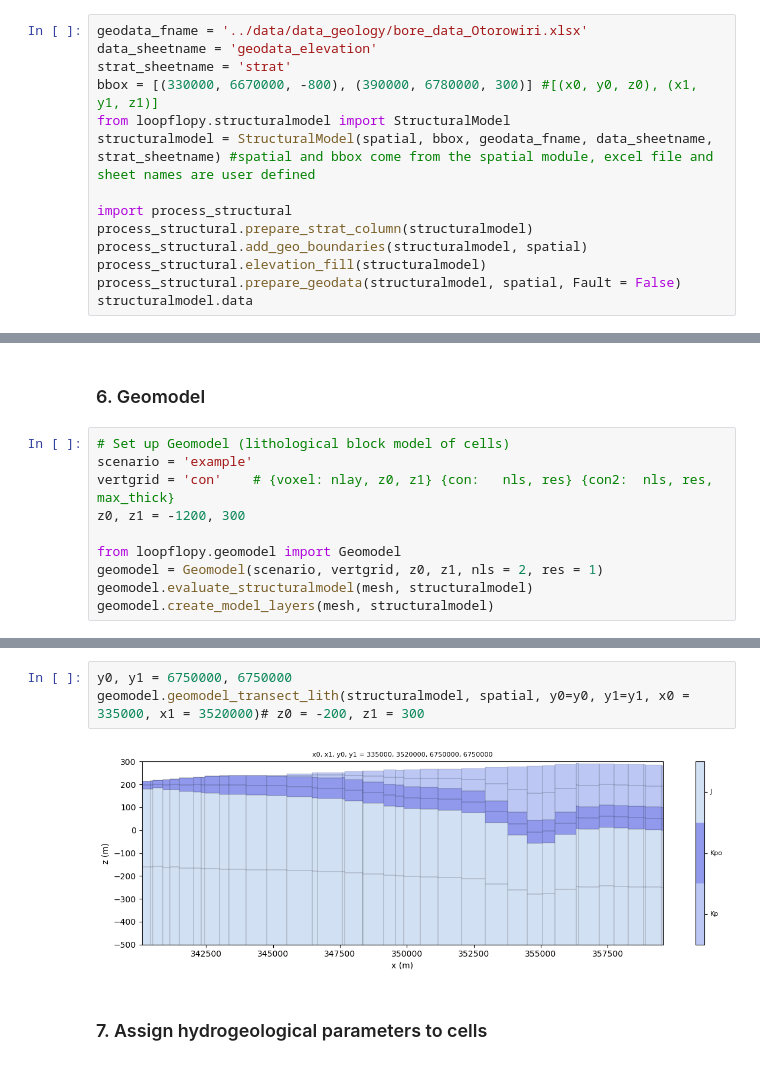
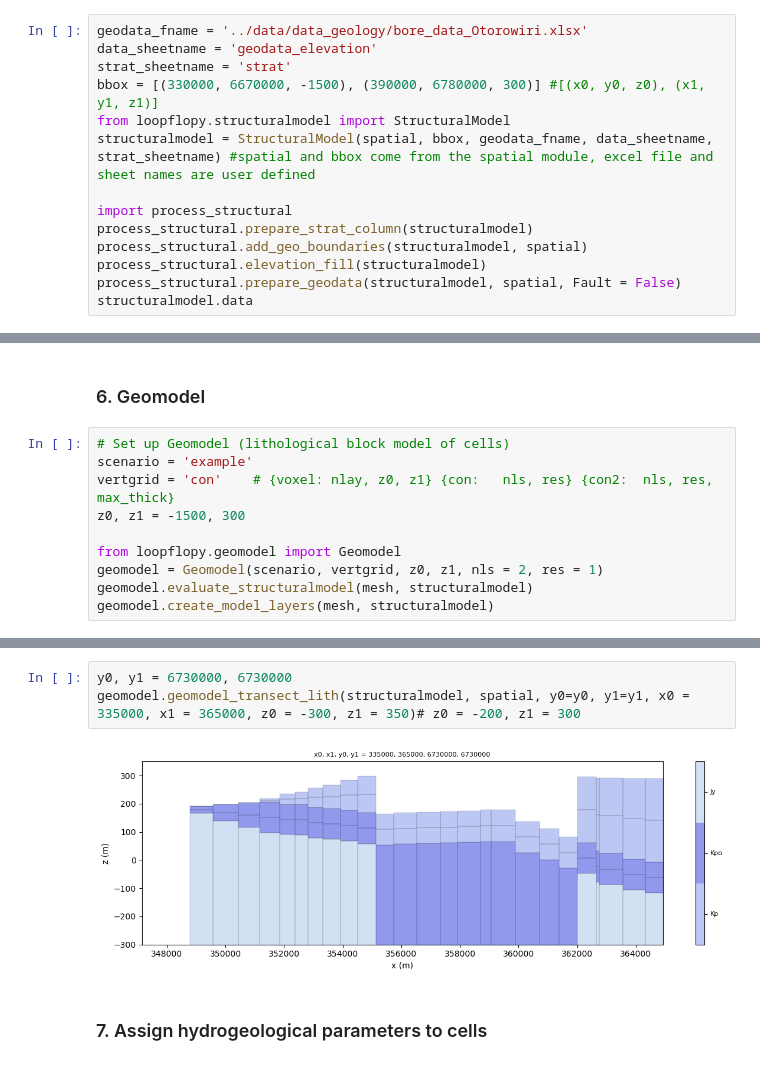
Before and after one commit to malvina-chmielarski/Otorowiri, a Jupyter notebook: scripts/Otorowiri_main.ipynb, the cells around one changed output, grey strips where cells are left out. Cells and saved outputs as stored; diff of their text form.

```diff
--- a/scripts/Otorowiri_main.ipynb
+++ b/scripts/Otorowiri_main.ipynb
@@ -180,7 +179,7 @@ flag = 1
 geodata_fname = '../data/data_geology/bore_data_Otorowiri.xlsx'
 data_sheetname = 'geodata_elevation'
 strat_sheetname = 'strat'
-bbox = [(330000, 6670000, -800), (390000, 6780000, 300)] #[(x0, y0, z0), (x1, y1, z1)]
+bbox = [(330000, 6670000, -1500), (390000, 6780000, 300)] #[(x0, y0, z0), (x1, y1, z1)]
 from loopflopy.structuralmodel import StructuralModel
 structuralmodel = StructuralModel(spatial, bbox, geodata_fname, data_sheetname, strat_sheetname) #spatial and bbox come from the spatial module, excel file and sheet names are user defined
 
@@ -269,7 +290,7 @@ structuralmodel.contour_bottom(spatial, unit = 'Kp', contour_interval = 30)
 # Set up Geomodel (lithological block model of cells)
 scenario = 'example'
 vertgrid = 'con'    # {voxel: nlay, z0, z1} {con:   nls, res} {con2:  nls, res, max_thick}
-z0, z1 = -1200, 300
+z0, z1 = -1500, 300
 
 from loopflopy.geomodel import Geomodel
 geomodel = Geomodel(scenario, vertgrid, z0, z1, nls = 2, res = 1)
@@ -315,9 +336,9 @@ AssertionError: 1 /= (5704,)
 [figure]
 # %%
-y0, y1 = 6750000, 6750000
-geomodel.geomodel_transect_lith(structuralmodel, spatial, y0=y0, y1=y1, x0 = 335000, x1 = 3520000)# z0 = -200, z1 = 300
+y0, y1 = 6730000, 6730000
+geomodel.geomodel_transect_lith(structuralmodel, spatial, y0=y0, y1=y1, x0 = 335000, x1 = 365000, z0 = -300, z1 = 350)# z0 = -200, z1 = 300
 # %% [output]
-[figure, old version]
+[figure, new version]
 # %% [markdown]
 ### 7. Assign hydrogeological parameters to cells
 # %%
```
Also changed, not shown: parts of 15 cells of this notebook, 3 other files.
